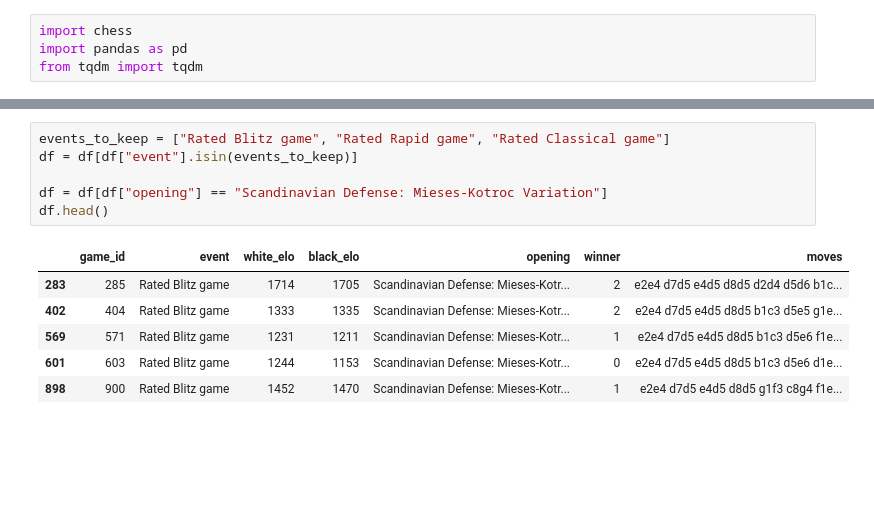
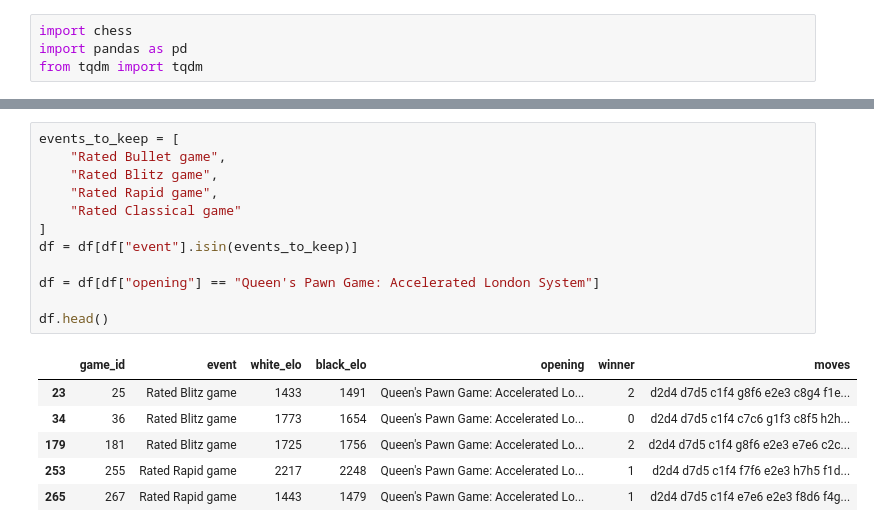
Before and after one commit to croco22/chess, a Jupyter notebook: pipeline/p2_parse_positions.ipynb, the cells around one changed output, grey strips where cells are left out. Saved outputs shown, nothing was run; the diff lists cells and outputs as text; blank space fills up the shorter version.

```diff
--- a/pipeline/p2_parse_positions.ipynb
+++ b/pipeline/p2_parse_positions.ipynb
@@ -26,16 +47,22 @@ Name: count, Length: 2345, dtype: int64
 # %%
-events_to_keep = ["Rated Blitz game", "Rated Rapid game", "Rated Classical game"]
+events_to_keep = [
+    "Rated Bullet game",
+    "Rated Blitz game",
+    "Rated Rapid game",
+    "Rated Classical game"
+]
 df = df[df["event"].isin(events_to_keep)]
 
-df = df[df["opening"] == "Scandinavian Defense: Mieses-Kotroc Variation"]
+df = df[df["opening"] == "Queen's Pawn Game: Accelerated London System"]
+
 df.head()
 # %% [output]
 |  | game_id | event | white_elo | black_elo | opening | winner | moves |
-| 283 | 285 | Rated Blitz game | 1714 | 1705 | Scandinavian Defense: Mieses-Kotr... | 2 | e2e4 d7d5 e4d5 d8d5 d2d4 d5d6 b1c... |
-| 402 | 404 | Rated Blitz game | 1333 | 1335 | Scandinavian Defense: Mieses-Kotr... | 2 | e2e4 d7d5 e4d5 d8d5 b1c3 d5e5 g1e... |
-| 569 | 571 | Rated Blitz game | 1231 | 1211 | Scandinavian Defense: Mieses-Kotr... | 1 | e2e4 d7d5 e4d5 d8d5 b1c3 d5e6 f1e... |
-| 601 | 603 | Rated Blitz game | 1244 | 1153 | Scandinavian Defense: Mieses-Kotr... | 0 | e2e4 d7d5 e4d5 d8d5 b1c3 d5e6 d1e... |
-| 898 | 900 | Rated Blitz game | 1452 | 1470 | Scandinavian Defense: Mieses-Kotr... | 1 | e2e4 d7d5 e4d5 d8d5 g1f3 c8g4 f1e... |
+| 23 | 25 | Rated Blitz game | 1433 | 1491 | Queen's Pawn Game: Accelerated Lo... | 2 | d2d4 d7d5 c1f4 g8f6 e2e3 c8g4 f1e... |
+| 34 | 36 | Rated Blitz game | 1773 | 1654 | Queen's Pawn Game: Accelerated Lo... | 0 | d2d4 d7d5 c1f4 c7c6 g1f3 c8f5 h2h... |
+| 179 | 181 | Rated Blitz game | 1725 | 1756 | Queen's Pawn Game: Accelerated Lo... | 2 | d2d4 d7d5 c1f4 g8f6 e2e3 e7e6 c2c... |
+| 253 | 255 | Rated Rapid game | 2217 | 2248 | Queen's Pawn Game: Accelerated Lo... | 1 | d2d4 d7d5 c1f4 f7f6 e2e3 h7h5 f1d... |
+| 265 | 267 | Rated Rapid game | 1443 | 1479 | Queen's Pawn Game: Accelerated Lo... | 1 | d2d4 d7d5 c1f4 e7e6 e2e3 f8d6 f4g... |
 # %%
 records = []
 
```
Also changed, not shown: parts of 8 cells of this notebook, 7 other files.
